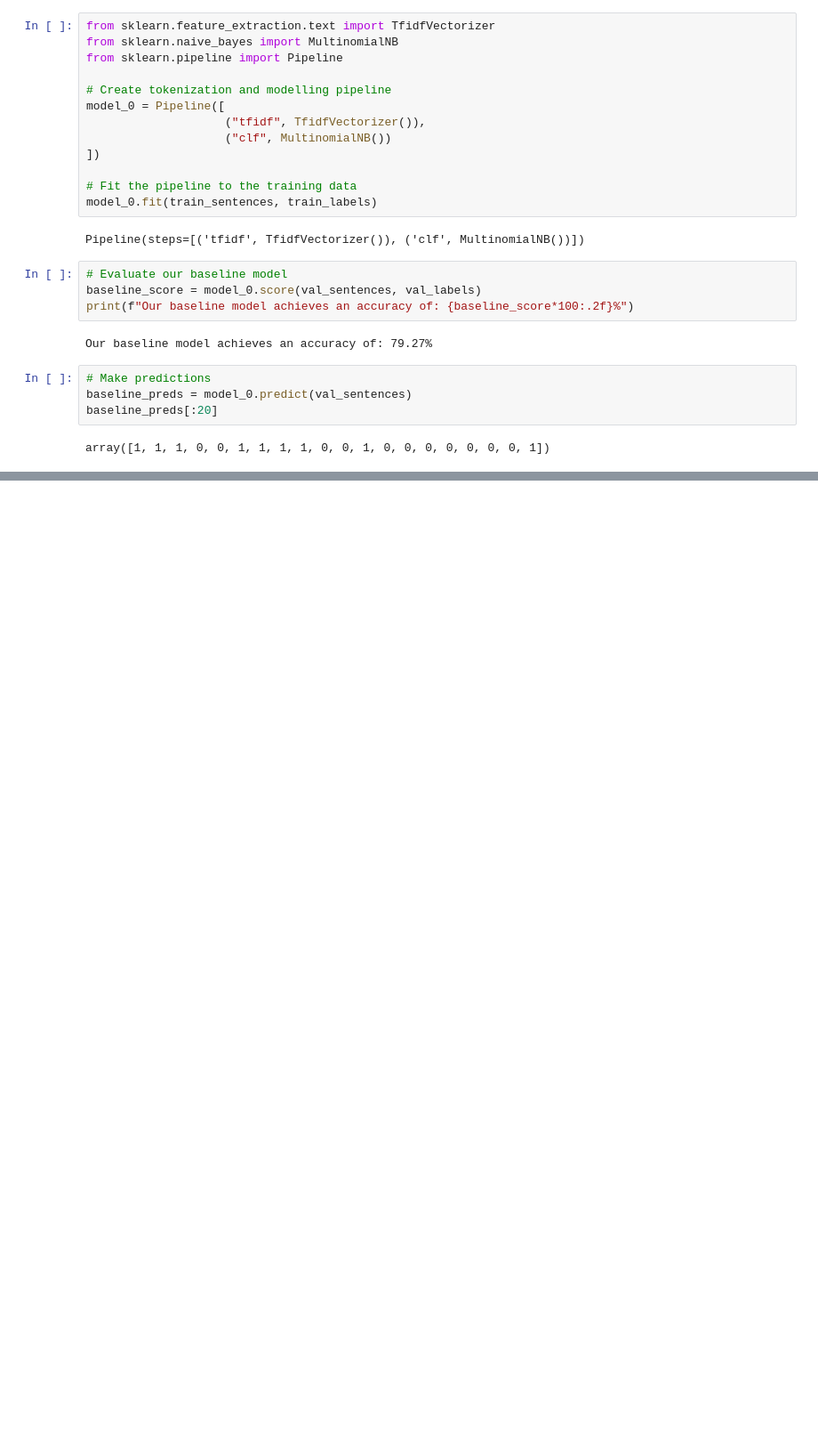
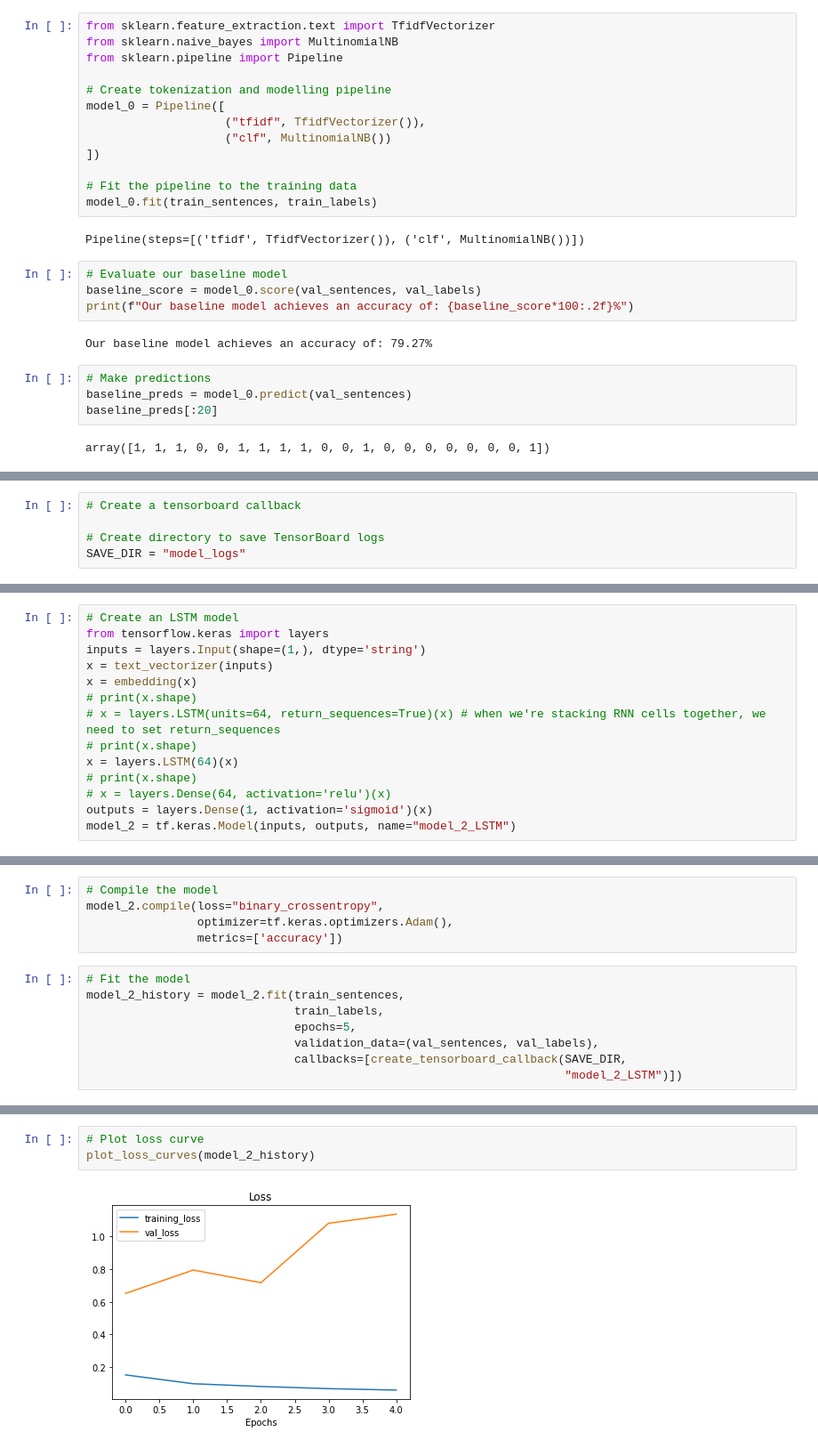
Before and after one commit to Himagination/TensorFlow_Developer, a Jupyter notebook: 07_NLP_TensorFlow.ipynb, the cells around one changed output, grey strips where cells are left out. Shown at 89% size. Cells and saved outputs as stored; diff of their text form; blank space fills up the shorter version.

Commit message:
Added model_1, model_2, model_3

```diff
--- a/07_NLP_TensorFlow.ipynb
+++ b/07_NLP_TensorFlow.ipynb
@@ -431,0 +443,5 @@ baseline_results
+# %%
+# Create a tensorboard callback
+
+# Create directory to save TensorBoard logs
+SAVE_DIR = "model_logs"
@@ -431,0 +624,14 @@ baseline_results
+# %%
+# Create an LSTM model
+from tensorflow.keras import layers
+inputs = layers.Input(shape=(1,), dtype='string')
+x = text_vectorizer(inputs)
+x = embedding(x)
+# print(x.shape)
+# x = layers.LSTM(units=64, return_sequences=True)(x) # when we're stacking RNN cells together, we need to set return_sequences
+# print(x.shape)
+x = layers.LSTM(64)(x)
+# print(x.shape)
+# x = layers.Dense(64, activation='relu')(x)
+outputs = layers.Dense(1, activation='sigmoid')(x)
+model_2 = tf.keras.Model(inputs, outputs, name="model_2_LSTM")
@@ -431,0 +662,13 @@ baseline_results
+# %%
+# Compile the model
+model_2.compile(loss="binary_crossentropy",
+                optimizer=tf.keras.optimizers.Adam(),
+                metrics=['accuracy'])
+# %%
+# Fit the model
+model_2_history = model_2.fit(train_sentences,
+                              train_labels,
+                              epochs=5,
+                              validation_data=(val_sentences, val_labels),
+                              callbacks=[create_tensorboard_callback(SAVE_DIR,
+                                                                     "model_2_LSTM")])
@@ -431,0 +694,5 @@ baseline_results
+# %%
+# Plot loss curve
+plot_loss_curves(model_2_history)
+# %% [output]
+[figure, added]
```
Also changed, not shown: parts of 41 cells of this notebook.
